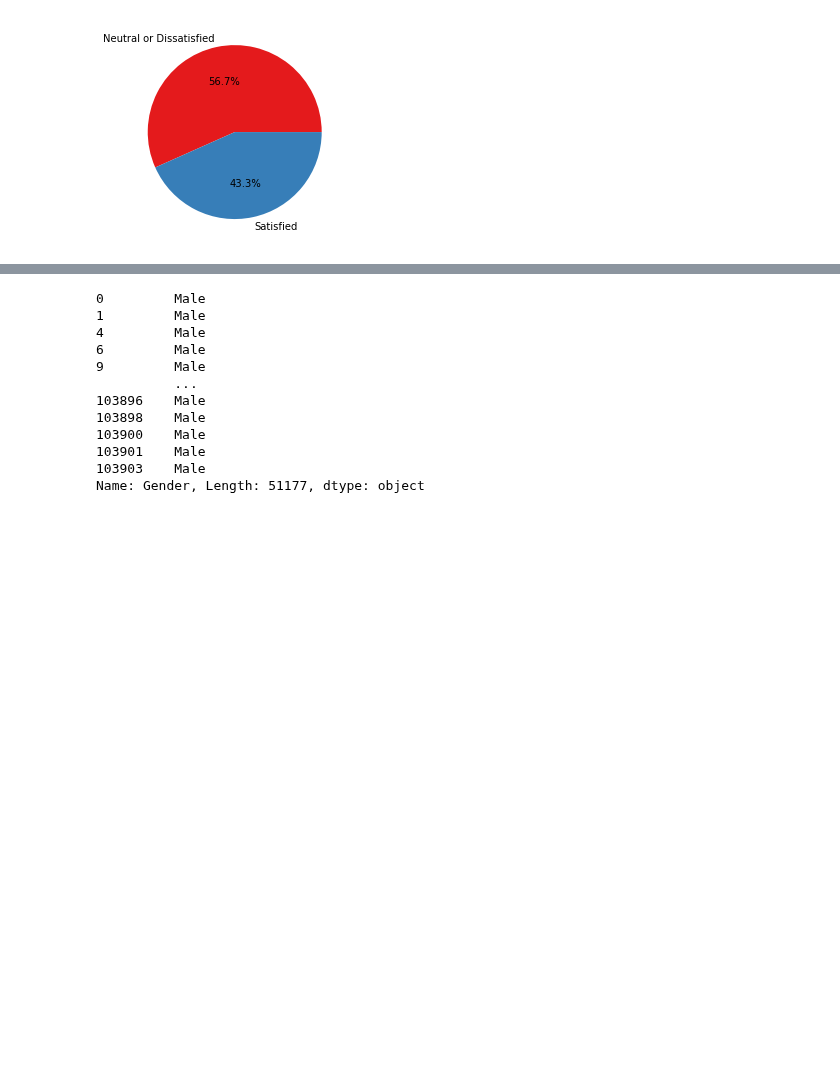
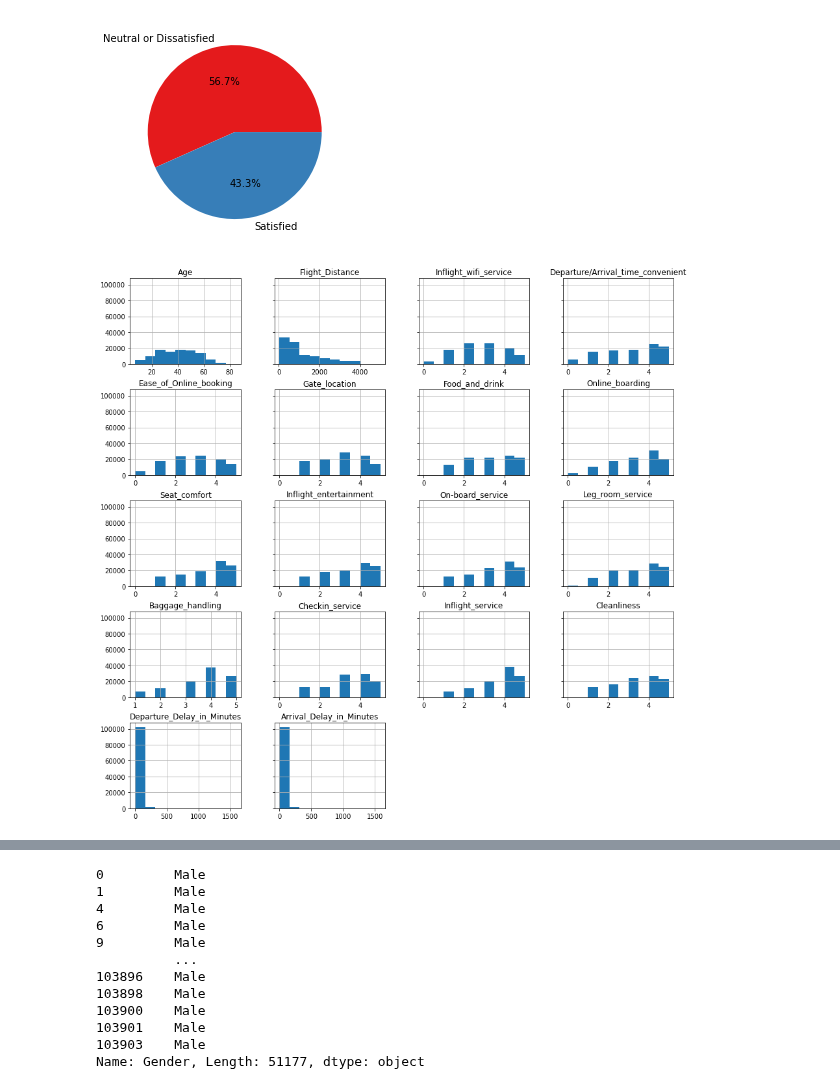
Before and after one commit to speplinski3/G3_Santander_Customer_Satisfaction, a Jupyter notebook: Airline_Customer_Satisfaction_ML_Wuyang.ipynb, the cells around one changed output, grey strips where cells are left out. Cells and saved outputs as stored; diff of their text form; code cells hidden in the pictures; blank space fills up the shorter version.

Commit message:
modified Airline Custimer Satisfaction file

```diff
--- a/Airline_Customer_Satisfaction_ML_Wuyang.ipynb
+++ b/Airline_Customer_Satisfaction_ML_Wuyang.ipynb
@@ -234,3 +234,16 @@ plt.pie(Airline_df.satisfaction.value_counts(), labels=['Neutral or Dissatisfied
 plt.show()
 # %% [output]
 [figure]
+# %%
+#select the numeric variables
+numeric_variables = list(Airline_df.select_dtypes(include=['int64', 'float64']))
+#apply describe method
+Airline_df[numeric_variables].describe().apply(lambda x:round(x,2)).T  #T will transpose the table
+#create the histograms
+histograms = Airline_df[numeric_variables].hist(bins =10,
+                                              xlabelsize=10,
+                                              ylabelsize=10,
+                                              grid=True,
+                                              sharey= True, figsize = (15,15))
+# %% [output]
+[figure, added]
```
Also changed, not shown: parts of 2 cells of this notebook.
